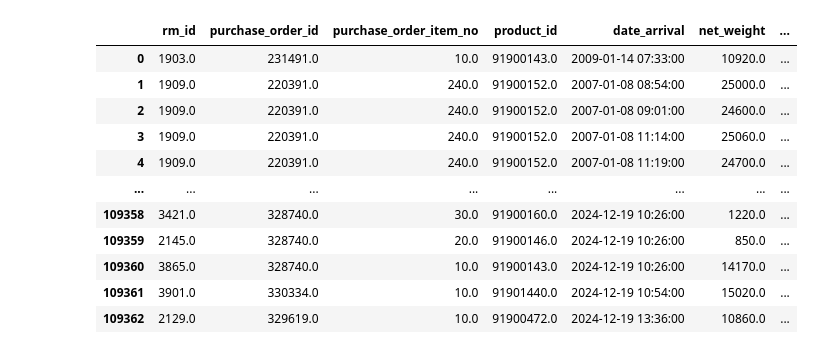
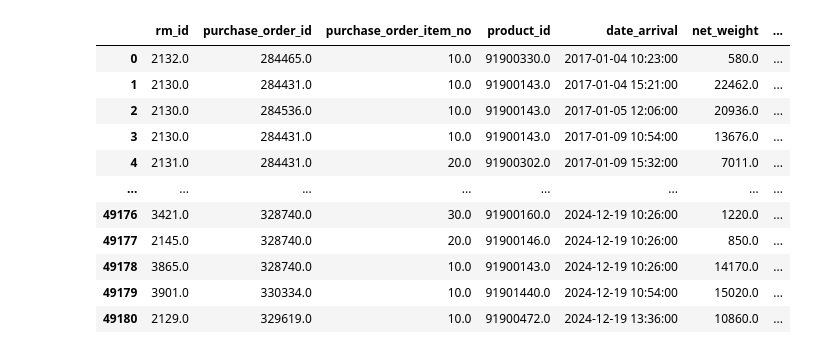
Before and after one commit to KristianLarsen01/MMLIP, a Jupyter notebook: test.ipynb, the cells around one changed output. Saved outputs shown, nothing was run; the diff lists cells and outputs as text; code cells hidden in the pictures.

```diff
--- a/test.ipynb
+++ b/test.ipynb
@@ -12,11 +12,36 @@ materials = pd.read_csv("data/extended/materials.csv").copy()
 transportation = pd.read_csv("data/extended/transportation.csv").copy()
 mapping = pd.read_csv("data/prediction_mapping.csv", parse_dates=["forecast_start_date", "forecast_end_date"]).copy()
 
+# Harmoniser mapping-kolonner før modellering slik at prediksjoner kan følge submission-formatet
+if "rm_id" not in mapping.columns:
+    for alt in ["material_id", "RM_ID", "rmId"]:
+        if alt in mapping.columns:
+            mapping = mapping.rename(columns={alt: "rm_id"})
+            break
+
+if "ID" not in mapping.columns:
+    for alt in ["id", "Id"]:
+        if alt in mapping.columns:
+            mapping = mapping.rename(columns={alt: "ID"})
+            break
+    if "ID" not in mapping.columns and "rm_id" in mapping.columns:
+        derived_id = pd.to_numeric(mapping["rm_id"], errors="coerce")
+        if derived_id.isna().any():
+            raise ValueError("Kan ikke derivere ID fra rm_id når ID mangler.")
+        mapping["ID"] = derived_id.astype(int)
+
+required_cols = {"ID", "rm_id"}
+missing_cols = required_cols - set(mapping.columns)
+if missing_cols:
+    raise ValueError(f"Mapping mangler kolonner: {missing_cols}. Finnes: {mapping.columns.tolist()}")
+
+mapping["rm_id"] = pd.to_numeric(mapping["rm_id"], errors="coerce")
+
 receivals['date_arrival'] = pd.to_datetime(receivals['date_arrival'], utc=True).dt.tz_localize(None)
 
 # Drop data før 2007, under covid og 29 feb 2024
-purchase_orders = purchase_orders[purchase_orders["created_date_time"].dt.year > 2006]
-receivals = receivals[receivals["date_arrival"].dt.year > 2006]
+purchase_orders = purchase_orders[purchase_orders["created_date_time"].dt.year > 2016]
+receivals = receivals[receivals["date_arrival"].dt.year > 2016]
 
 """ receivals = receivals[~receivals["date_arrival"].dt.year.isin([2020,2021])]
 purchase_orders = purchase_orders[~purchase_orders["created_date_time"].dt.year.isin([2020,2021])] """
@@ -25,8 +50,7 @@ receivals = receivals[~((receivals["date_arrival"].dt.month == 2) & (receivals["
 purchase_orders = purchase_orders[~((purchase_orders["created_date_time"].dt.month == 2) & (purchase_orders["created_date_time"].dt.day == 29) & (purchase_orders["created_date_time"].dt.year == 2024))]
 
 # Fjerner negative og slettede
-purchase_orders_clean = purchase_orders[purchase_orders['quantity'] > 0]
-purchase_orders_clean = purchase_orders_clean[purchase_orders_clean['status'] != 'Deleted']
+purchase_orders_clean = purchase_orders[purchase_orders['status'] != 'Deleted']
 receivals_clean = receivals[receivals['net_weight'] > 0]
 
 
@@ -40,36 +64,6 @@ purchase_base = purchase_orders_clean[["purchase_order_id",
 receivals_base = receivals_clean[["rm_id",
                                  "purchase_order_id",
                                  "purchase_order_item_no",
-
-
-
-
-
-
-
-
-
-
-
-
-
-
-
-
-
-
-
-
-
-
-
-
-
-
-
-
-
-
                                  "product_id",
                                  "date_arrival",
                                  "net_weight"
@@ -109,13 +103,13 @@ memory usage: 5.8 MB
 None
 |  | rm_id | purchase_order_id | purchase_order_item_no | product_id | date_arrival | net_weight | ... |
-| 0 | 1903.0 | 231491.0 | 10.0 | 91900143.0 | 2009-01-14 07:33:00 | 10920.0 | ... |
-| 1 | 1909.0 | 220391.0 | 240.0 | 91900152.0 | 2007-01-08 08:54:00 | 25000.0 | ... |
-| 2 | 1909.0 | 220391.0 | 240.0 | 91900152.0 | 2007-01-08 09:01:00 | 24600.0 | ... |
-| 3 | 1909.0 | 220391.0 | 240.0 | 91900152.0 | 2007-01-08 11:14:00 | 25060.0 | ... |
-| 4 | 1909.0 | 220391.0 | 240.0 | 91900152.0 | 2007-01-08 11:19:00 | 24700.0 | ... |
+| 0 | 2132.0 | 284465.0 | 10.0 | 91900330.0 | 2017-01-04 10:23:00 | 580.0 | ... |
+| 1 | 2130.0 | 284431.0 | 10.0 | 91900143.0 | 2017-01-04 15:21:00 | 22462.0 | ... |
+| 2 | 2130.0 | 284536.0 | 10.0 | 91900143.0 | 2017-01-05 12:06:00 | 20936.0 | ... |
+| 3 | 2130.0 | 284431.0 | 10.0 | 91900143.0 | 2017-01-09 10:54:00 | 13676.0 | ... |
+| 4 | 2131.0 | 284431.0 | 20.0 | 91900302.0 | 2017-01-09 15:32:00 | 7011.0 | ... |
 | ... | ... | ... | ... | ... | ... | ... | ... |
-| 109358 | 3421.0 | 328740.0 | 30.0 | 91900160.0 | 2024-12-19 10:26:00 | 1220.0 | ... |
-| 109359 | 2145.0 | 328740.0 | 20.0 | 91900146.0 | 2024-12-19 10:26:00 | 850.0 | ... |
-| 109360 | 3865.0 | 328740.0 | 10.0 | 91900143.0 | 2024-12-19 10:26:00 | 14170.0 | ... |
-| 109361 | 3901.0 | 330334.0 | 10.0 | 91901440.0 | 2024-12-19 10:54:00 | 15020.0 | ... |
-| 109362 | 2129.0 | 329619.0 | 10.0 | 91900472.0 | 2024-12-19 13:36:00 | 10860.0 | ... |
+| 49176 | 3421.0 | 328740.0 | 30.0 | 91900160.0 | 2024-12-19 10:26:00 | 1220.0 | ... |
+| 49177 | 2145.0 | 328740.0 | 20.0 | 91900146.0 | 2024-12-19 10:26:00 | 850.0 | ... |
+| 49178 | 3865.0 | 328740.0 | 10.0 | 91900143.0 | 2024-12-19 10:26:00 | 14170.0 | ... |
+| 49179 | 3901.0 | 330334.0 | 10.0 | 91901440.0 | 2024-12-19 10:54:00 | 15020.0 | ... |
+| 49180 | 2129.0 | 329619.0 | 10.0 | 91900472.0 | 2024-12-19 13:36:00 | 10860.0 | ... |
```
Also changed, not shown: parts of 11 cells of this notebook, 2 other files.
